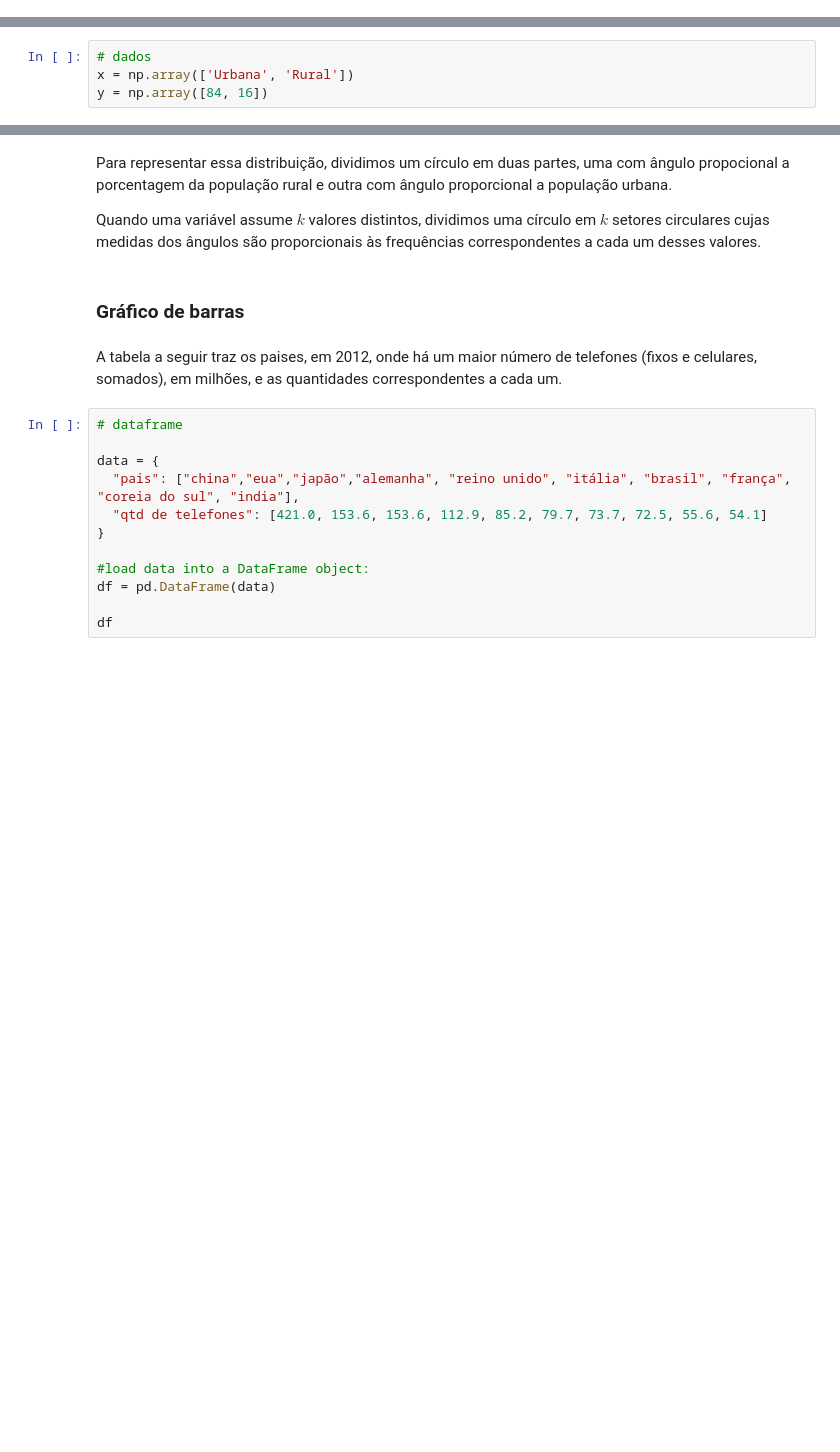
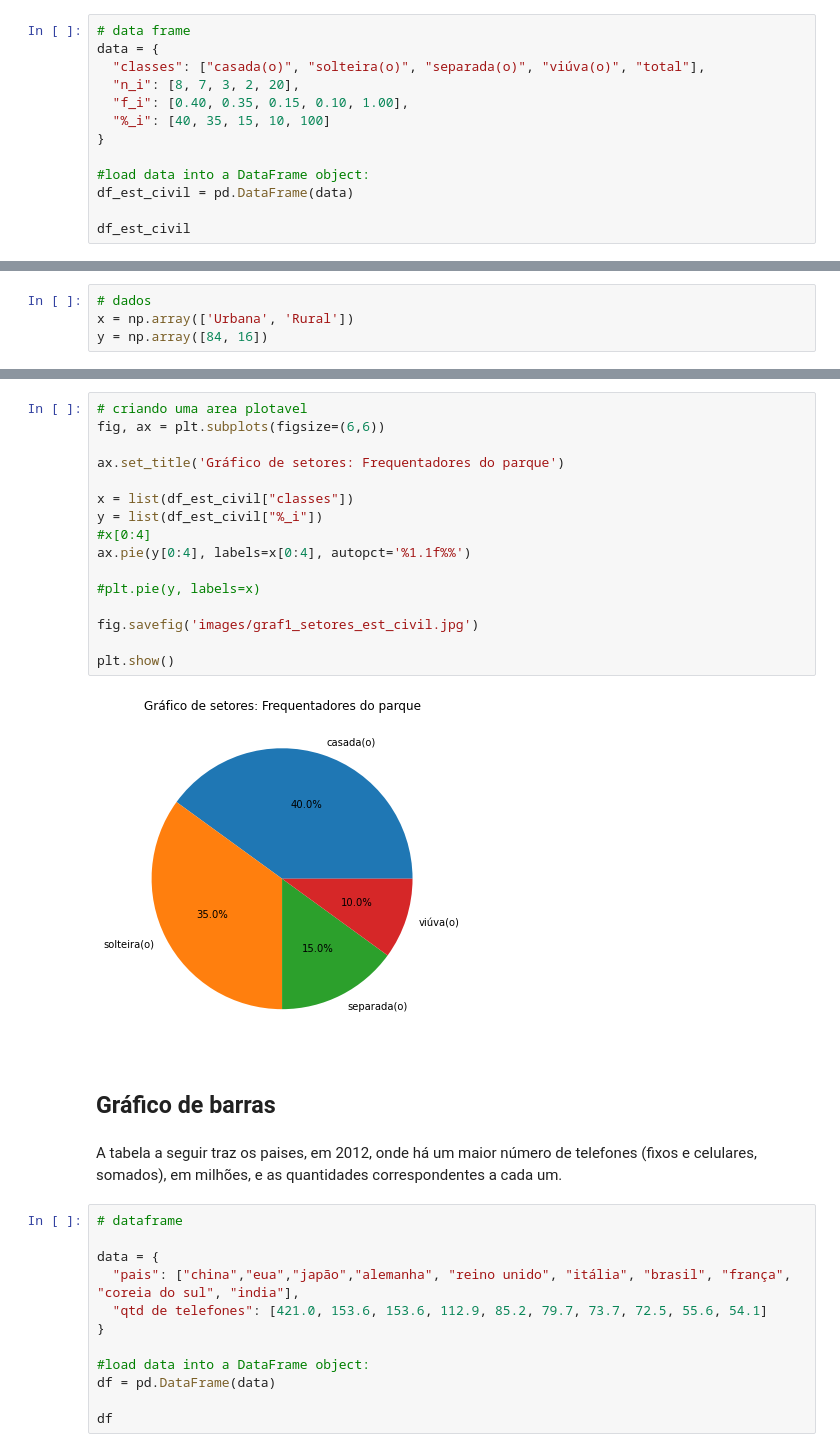
Before and after one commit to jesusossian/statistic_fund, a Jupyter notebook: notebook/estatistica02_descritiva.ipynb, the cells around one changed output, grey strips where cells are left out. Drawn from its saved outputs; the diff is of its cells as text; blank space fills up the shorter version.

```diff
--- a/notebook/estatistica02_descritiva.ipynb
+++ b/notebook/estatistica02_descritiva.ipynb
@@ -42,3 +36,16 @@ df
 |  | população | percentual |
 | 0 | urbana | 84 |
 | 1 | rural | 16 |
+# %%
+# data frame
+data = {
+  "classes": ["casada(o)", "solteira(o)", "separada(o)", "viúva(o)", "total"],
+  "n_i": [8, 7, 3, 2, 20],
+  "f_i": [0.40, 0.35, 0.15, 0.10, 1.00],
+  "%_i": [40, 35, 15, 10, 100]
+}
+
+#load data into a DataFrame object:
+df_est_civil = pd.DataFrame(data)
+
+df_est_civil
@@ -64,12 +78,26 @@ fig.savefig('images/grafico_setores.jpg')
 plt.show()
 # %% [output]
 [figure]
-# %% [markdown]
-Para representar essa distribuição, dividimos um círculo em duas partes, uma com ângulo propocional a porcentagem da população rural e outra com ângulo proporcional a população urbana.
-
-Quando uma variável assume $k$ valores distintos, dividimos uma círculo em $k$ setores circulares cujas medidas dos ângulos são proporcionais às frequências correspondentes a cada um desses valores.
+# %%
+# criando uma area plotavel
+fig, ax = plt.subplots(figsize=(6,6))
+
+ax.set_title('Gráfico de setores: Frequentadores do parque')
+
+x = list(df_est_civil["classes"])
+y = list(df_est_civil["%_i"])
+#x[0:4]
+ax.pie(y[0:4], labels=x[0:4], autopct='%1.1f%%')
+
+#plt.pie(y, labels=x)
+
+fig.savefig('images/graf1_setores_est_civil.jpg')
+
+plt.show()
+# %% [output]
+[figure, added]
 # %% [markdown]
-### Gráfico de barras
+## Gráfico de barras
 # %% [markdown]
 A tabela a seguir traz os paises, em 2012, onde há um maior número de telefones (fixos e celulares, somados),  em milhões, e as quantidades correspondentes a cada um.
 # %%
```
Also changed, not shown: parts of 32 cells of this notebook, 6 other files.
